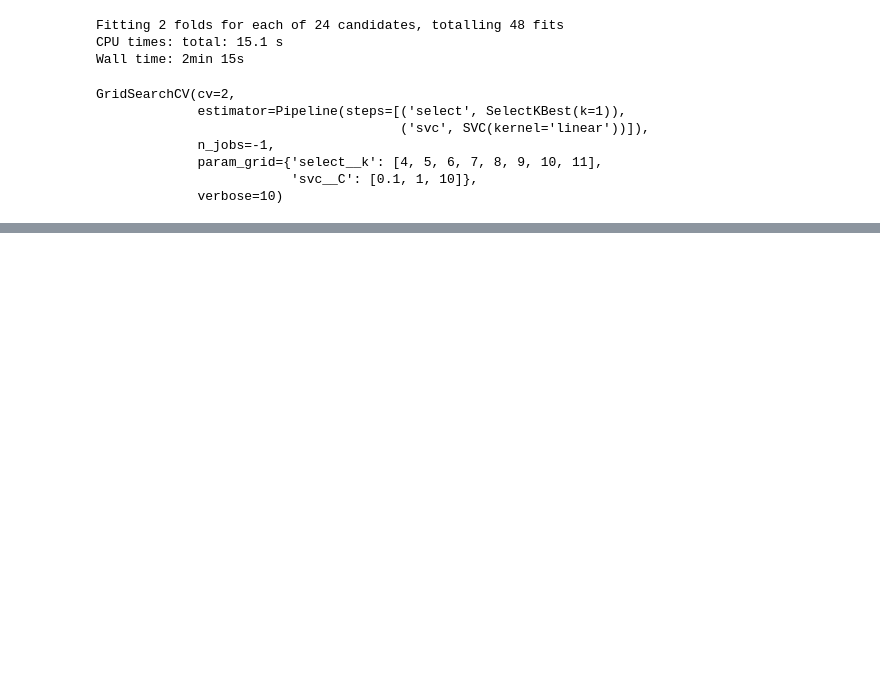
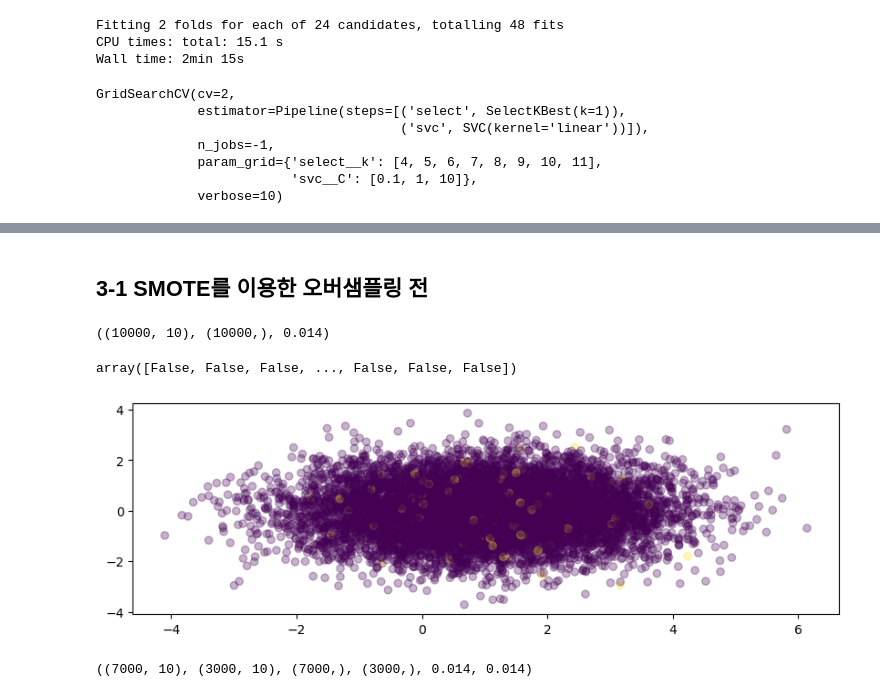
Before and after one commit to yisy0703/ai, a Jupyter notebook: source/13_MachineLearning/4장_머신러닝_모형최적화.ipynb, the cells around one changed output, grey strips where cells are left out. Cells and saved outputs as stored; diff of their text form; code cells hidden in the pictures; blank space fills up the shorter version.

```diff
--- a/source/13_MachineLearning/4장_머신러닝_모형최적화.ipynb
+++ b/source/13_MachineLearning/4장_머신러닝_모형최적화.ipynb
@@ -447,0 +477,36 @@ GridSearchCV(cv=2,
+# %% [markdown]
+## 3-1 SMOTE를 이용한 오버샘플링 전
+# %%
+from sklearn.datasets import make_classification
+X, y = make_classification(n_samples=10000, # 데이터 size
+                          n_features=10, #독립변수 수
+                          n_informative=5, #종속변수와 상관관계 있는 독립변수 수
+                          n_redundant=0,
+                          n_clusters_per_class=1,
+                          n_classes=2,
+                          random_state=42,
+                          weights=[0.99, 0.01]  # 각 클래스의 할당된 표본 수 비율
+                          )
+X.shape, y.shape, y.mean()
+# %% [output]
+((10000, 10), (10000,), 0.014)
+# %%
+y==1
+# %% [output]
+array([False, False, False, ..., False, False, False])
+# %%
+import matplotlib.pyplot as plt
+plt.figure(figsize=(10,3))
+plt.scatter(X[:,0], X[:,1], c=y, alpha=0.3)
+plt.show()
+# %% [output]
+[figure, added]
+# %%
+from sklearn.model_selection import train_test_split
+X_train, X_test, y_train, y_test = train_test_split(X, y,
+                                                   test_size=0.3,
+                                                   stratify=y,
+                                                   random_state=42)
+X_train.shape, X_test.shape, y_train.shape, y_test.shape, y_train.mean(), y_test.mean()
+# %% [output]
+((7000, 10), (3000, 10), (7000,), (3000,), 0.014, 0.014)
```
Also changed, not shown: parts of 7 cells of this notebook.
